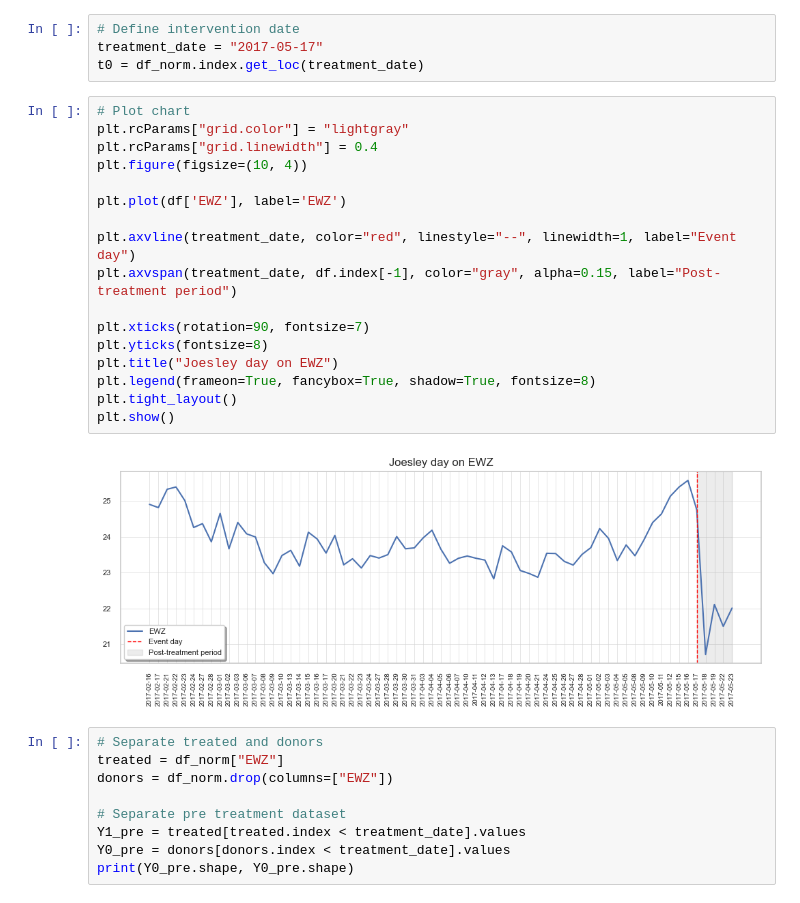
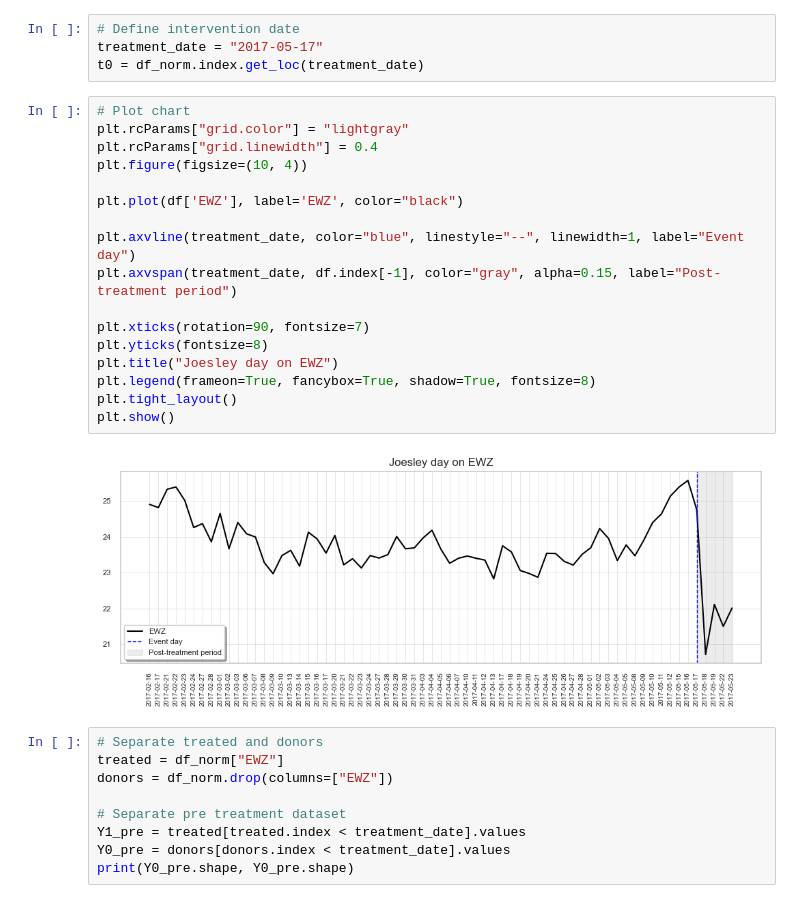
Before and after one commit to rdemarqui/causal_impact_on_ewz, a Jupyter notebook: ewz_analisys.ipynb, the cells around one changed output. Saved outputs shown, nothing was run; the diff lists cells and outputs as text.

```diff
--- a/ewz_analisys.ipynb
+++ b/ewz_analisys.ipynb
@@ -28,22 +29,22 @@ t0 = df_norm.index.get_loc(treatment_date)
 # %%
 # Plot chart
 plt.rcParams["grid.color"] = "lightgray"
 plt.rcParams["grid.linewidth"] = 0.4
 plt.figure(figsize=(10, 4))
 
-plt.plot(df['EWZ'], label='EWZ')
+plt.plot(df['EWZ'], label='EWZ', color="black")
 
-plt.axvline(treatment_date, color="red", linestyle="--", linewidth=1, label="Event day")
+plt.axvline(treatment_date, color="blue", linestyle="--", linewidth=1, label="Event day")
 plt.axvspan(treatment_date, df.index[-1], color="gray", alpha=0.15, label="Post-treatment period")
 
 plt.xticks(rotation=90, fontsize=7)
 plt.yticks(fontsize=8)
 plt.title("Joesley day on EWZ")
 plt.legend(frameon=True, fancybox=True, shadow=True, fontsize=8)
 plt.tight_layout()
 plt.show()
 # %% [output]
-[figure, old version]
+[figure, new version]
 # %%
 # Separate treated and donors
 treated = df_norm["EWZ"]
```
Also changed, not shown: parts of 24 cells of this notebook, 3 other files.
